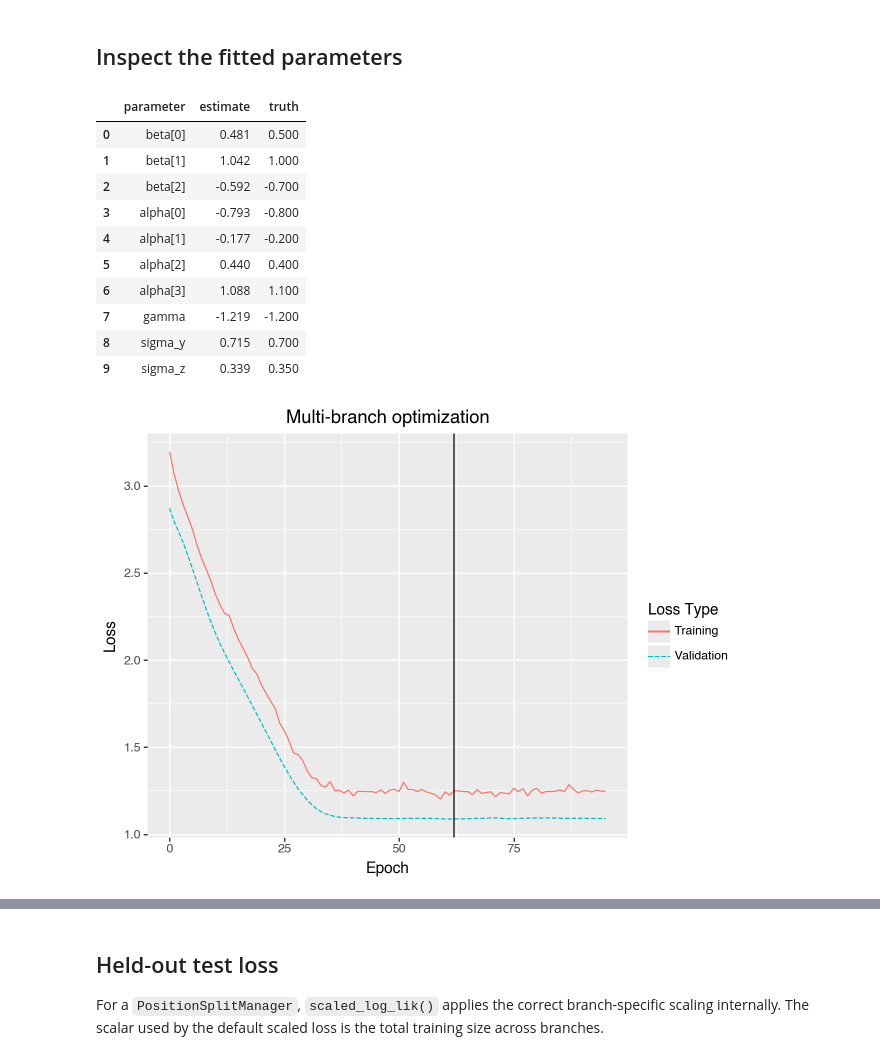
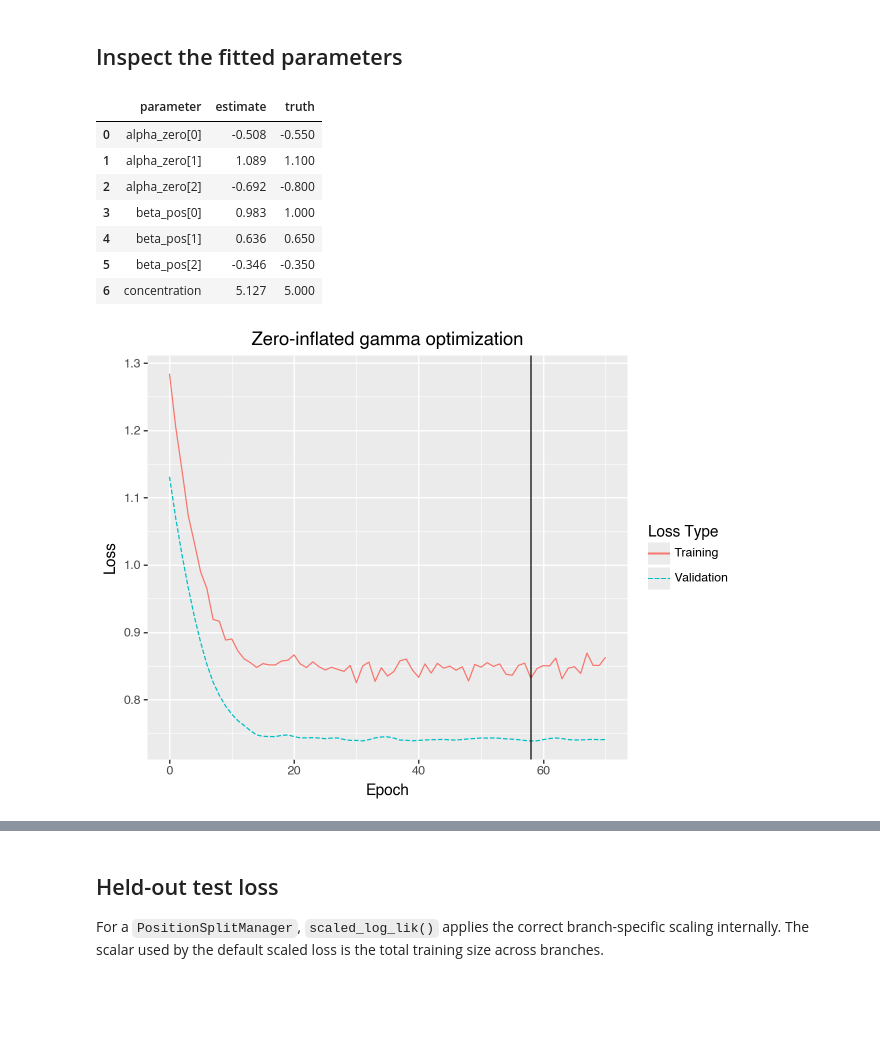
Before and after one commit to liesel-devs/liesel, a Jupyter notebook: docs/source/tutorials/notebooks/10-liesel-optim-advanced.ipynb, the cells around one changed output, grey strips where cells are left out. Saved outputs shown, nothing was run; the diff lists cells and outputs as text; code cells hidden in the pictures; blank space fills up the shorter version.

```diff
--- a/docs/source/tutorials/notebooks/10-liesel-optim-advanced.ipynb
+++ b/docs/source/tutorials/notebooks/10-liesel-optim-advanced.ipynb
@@ -139,13 +164,11 @@ The `axes` mapping tells the split and batch utilities where the observation dim
 # %%
-axes = {"t_panel": 1, "z_panel": 1}
-observed_keys = ["X_main", "y_main", "t_panel", "z_panel"]
+observed_keys = ["X_zero", "zero_count", "X_pos", "y_pos"]
 
 split = opt.PositionSplit.from_model(
     model,
     position_keys=observed_keys,
     share_validate=0.2,
     share_test=0.1,
-    axes=axes,
     default_axis=0,
     shuffle=True,
     seed=123,
@@ -216,11 +249,10 @@ Passing the `PositionSplitManager` to `LieselOptim` makes the batching side use
 engine = opt.LieselOptim(
     model,
     split=split,
-    batch_size=42,
-    axes=axes,
+    batch_size=96,
     default_axis=0,
-    optimizers=[main_optimizer, panel_optimizer],
-    stopper=opt.Stopper(epochs=300, patience=35, rtol=5e-4),
+    optimizers=[zero_optimizer, positive_optimizer],
+    stopper=opt.Stopper(epochs=250, patience=40, rtol=5e-4),
     seed=321,
 ).build_engine()
 engine.show_progress = False
@@ -250,56 +282,43 @@ OptimResult(final_epoch=96, best_epoch=62, duration=1.0s)
 # %%
 position = result.best_position
 
 rows = [
     {
-        "parameter": f"beta[{i}]",
-        "estimate": float(position["beta"][i]),
+        "parameter": f"alpha_zero[{i}]",
+        "estimate": float(position["alpha_zero"][i]),
         "truth": float(truth),
     }
-    for i, truth in enumerate(beta_true)
+    for i, truth in enumerate(alpha_zero_true)
 ]
 rows += [
     {
-        "parameter": f"alpha[{i}]",
-        "estimate": float(position["alpha"][i]),
+        "parameter": f"beta_pos[{i}]",
+        "estimate": float(position["beta_pos"][i]),
         "truth": float(truth),
     }
-    for i, truth in enumerate(alpha_true)
+    for i, truth in enumerate(beta_pos_true)
 ]
 rows += [
     {
-        "parameter": "gamma",
-        "estimate": float(position["gamma"]),
-        "truth": float(gamma_true),
-    },
-    {
-        "parameter": "sigma_y",
-        "estimate": float(jnp.exp(position["log_sigma_y"])),
-        "truth": float(sigma_y_true),
-    },
-    {
-        "parameter": "sigma_z",
-        "estimate": float(jnp.exp(position["log_sigma_z"])),
-        "truth": float(sigma_z_true),
-    },
+        "parameter": "concentration",
+        "estimate": float(jnp.exp(position["log_concentration"])),
+        "truth": float(concentration_true),
+    }
 ]
 
 pd.DataFrame(rows)
 # %% [output]
 |  | parameter | estimate | truth |
-| 0 | beta[0] | 0.481 | 0.500 |
-| 1 | beta[1] | 1.042 | 1.000 |
-| 2 | beta[2] | -0.592 | -0.700 |
-| 3 | alpha[0] | -0.793 | -0.800 |
-| 4 | alpha[1] | -0.177 | -0.200 |
-| 5 | alpha[2] | 0.440 | 0.400 |
-| 6 | alpha[3] | 1.088 | 1.100 |
-| 7 | gamma | -1.219 | -1.200 |
-| 8 | sigma_y | 0.715 | 0.700 |
-| 9 | sigma_z | 0.339 | 0.350 |
+| 0 | alpha_zero[0] | -0.508 | -0.550 |
+| 1 | alpha_zero[1] | 1.089 | 1.100 |
+| 2 | alpha_zero[2] | -0.692 | -0.800 |
+| 3 | beta_pos[0] | 0.983 | 1.000 |
+| 4 | beta_pos[1] | 0.636 | 0.650 |
+| 5 | beta_pos[2] | -0.346 | -0.350 |
+| 6 | concentration | 5.127 | 5.000 |
 # %%
-result.plot_loss(title="Multi-branch optimization")
+result.plot_loss(title="Zero-inflated gamma optimization")
 # %% [output]
-[figure, old version]
+[figure, new version]
 # %%
 result.plot_params(
```
Also changed, not shown: parts of 19 cells of this notebook, 1 other file.
